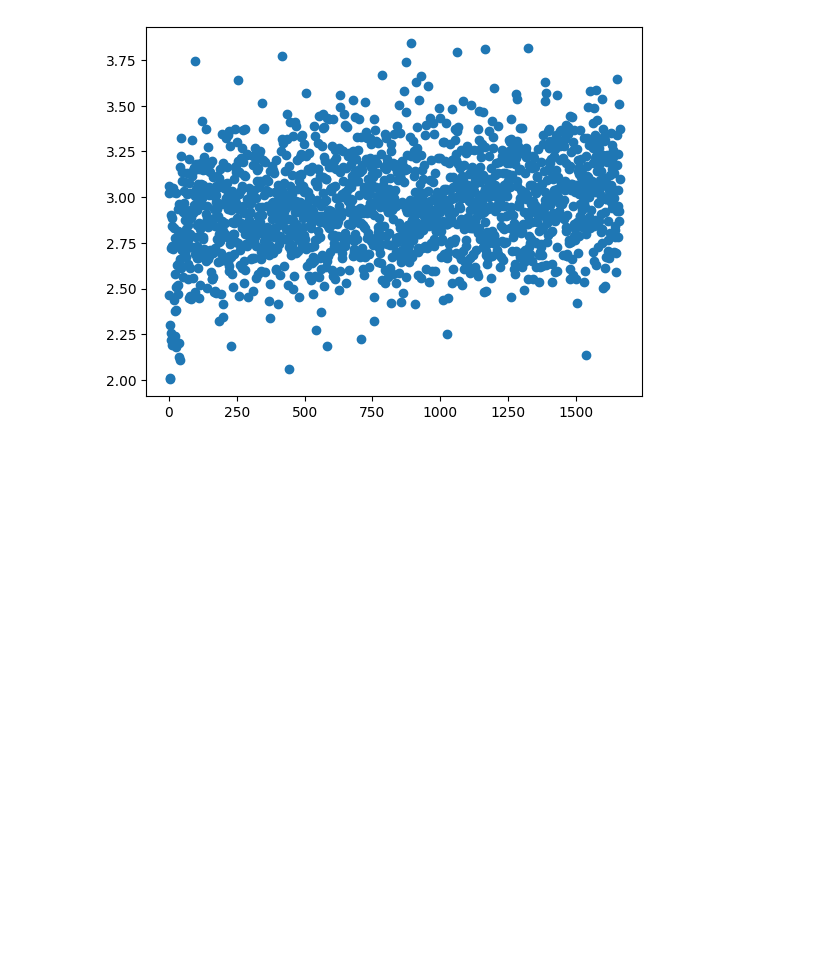
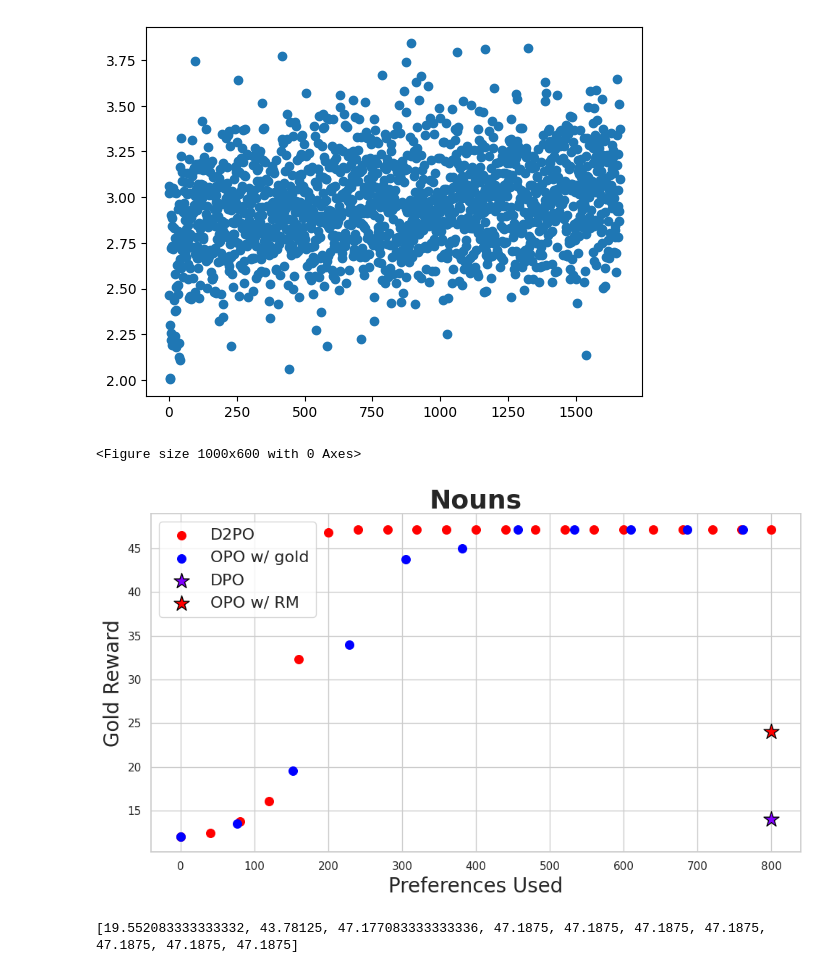
Before and after one commit to PrasannS/d2po, a Jupyter notebook: notebooks/trainlog_analysis.ipynb, the cells around one changed output. Drawn from its saved outputs; the diff is of its cells as text; code cells hidden in the pictures; blank space fills up the shorter version.

```diff
--- a/notebooks/trainlog_analysis.ipynb
+++ b/notebooks/trainlog_analysis.ipynb
@@ -414,0 +485,32 @@ plt.scatter(range(len(means)), means)
+# %%
+keys = ['ppo_conf_newalgo_5testnewseed3', 'ppo_conf_newalgo_goldb8_1ups', 'ppo_confbow_goldb8_selfreward', "ppo_conf_newalgo_5testnewseed2_dpoapi"]
+bowmainres = {
+    'D2PO':(1, [4.9, 6.520833333333333, 6.84375, 7.604166666666667, 9.145833333333334, 11.114583333333334, 11.71875, 12.458333333333334, 12.65625, 13.5625, 14.4375, 14.5625, 15.083333333333334, 15.65625, 15.697916666666666, 15.90625, 16.854166666666668, 17.479166666666668, 17.90625, 18.25, 19.604166666666668]),
+    'OPO w/ gold':(1, [4.9,8.0, 8.552083333333334, 9.854166666666666, 11.291666666666666, 11.09375, 11.8125, 13.15625, 12.635416666666666, 13.572916666666666, 14.510416666666666, 14.5, 14.6875, 14.510416666666666, 14.510416666666668, 15.15625, 15.958333333333332, 15.572916666666668, 16.635416666666668, 15.989583333333334, 16.479166666666668])
+}
+
+bowextrares = {
+    'D2PO RM':(1, [4.9, 6.520833333333333, 6.84375, 7.604166666666667, 9.145833333333334, 11.114583333333334, 11.71875, 12.458333333333334, 12.65625, 13.5625, 14.4375, 14.5625, 15.083333333333334, 15.65625, 15.697916666666666, 15.90625, 16.854166666666668, 17.479166666666668, 17.90625, 18.25, 19.604166666666668]),
+    'D2PO DPO':(1, [4.9, 6.833333333333333, 8.791666666666666, 11.083333333333334, 11.75, 11.552083333333334, 12.395833333333334, 12.927083333333334, 12.895833333333334, 13.583333333333334, 14.395833333333334, 14.5625, 14.739583333333334, 15.302083333333334, 15.572916666666666, 15.40625, 15.291666666666666, 15.229166666666666, 15.875, 15.822916666666666, 16.677083333333332]),
+    'D2PO self-reward':(1, [4.9, 7.5625, 9.322916666666666, 10.15625, 11.40625, 12.0, 12.552083333333334, 12.65625, 12.885416666666666, 12.791666666666666, 13.46875, 13.791666666666666, 14.28125, 14.354166666666666, 14.645833333333334, 14.447916666666666, 14.604166666666666, 14.822916666666666, 14.760416666666666, 14.729166666666666, 14.885416666666666])
+}
+# TODO verify
+bowmainpoints = [(800, 6.2), (800,5)]
+
+nounmainres = {
+    'D2PO':(0.4, [12, 12.395833333333334, 13.78125, 16.09375, 32.3, 46.833333333333336, 47.1875, 47.1875, 47.1875, 47.1875, 47.1875, 47.1875, 47.1875, 47.1875, 47.1875, 47.1875, 47.1875, 47.1875, 47.1875, 47.1875, 47.1875]),
+    'OPO w/ gold':(0.8, [12, 13.5, 19.552083333333332, 34, 43.78125, 45, 47.177083333333336, 47.1875, 47.1875, 47.1875, 47.1875, 47.1875, 47.1875, 47.1875, 47.177083333333336, 47.1875, 47.1875, 47.1875, 47.1875, 47.1875, 47.1875, 47.1875])
+}
+# TODO verify
+nounmainpoints = [(800, 14), (800,24)]
+# %%
+plot_methods(nounmainres, xlabel="Preferences Used", ylabel="Gold Reward", setname="Nouns", fname ='nounmain.pdf', point_labels=['DPO', "OPO w/ RM"], points=[(800, 14), (800,24)])
+# %% [output]
+<Figure size 1000x600 with 0 Axes>
+[figure, added]
+# %%
+# makeplot("../outputs/results/genouts/bagofwords", "ppo_conf_newalgo_goldb8_1ups", 25, 500, 25)
+keys = ["ppo_confnoun_newalgo_2_5_seed3", "ppo_confnoun_goldb8_4ups"]
+print(makeplot("../outputs/results/genouts/nouns", keys[1], 25, 250, 25))
+# %% [output]
+[19.552083333333332, 43.78125, 47.177083333333336, 47.1875, 47.1875, 47.1875, 47.1875, 47.1875, 47.1875, 47.1875]
```
Also changed, not shown: parts of 16 cells of this notebook, 9 other files.
